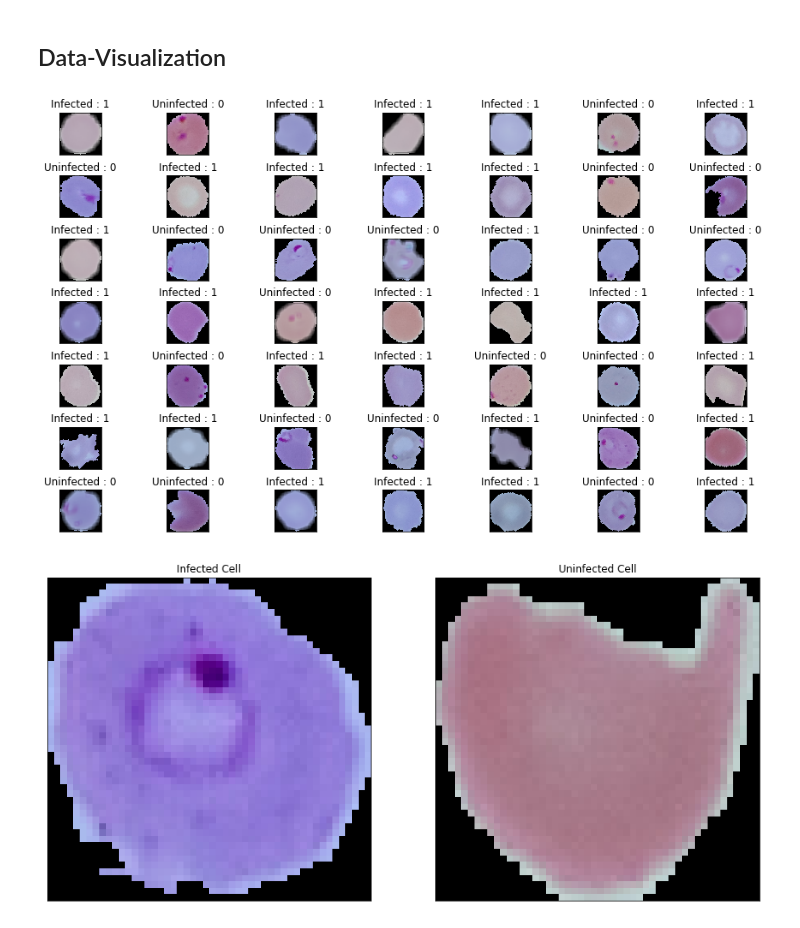
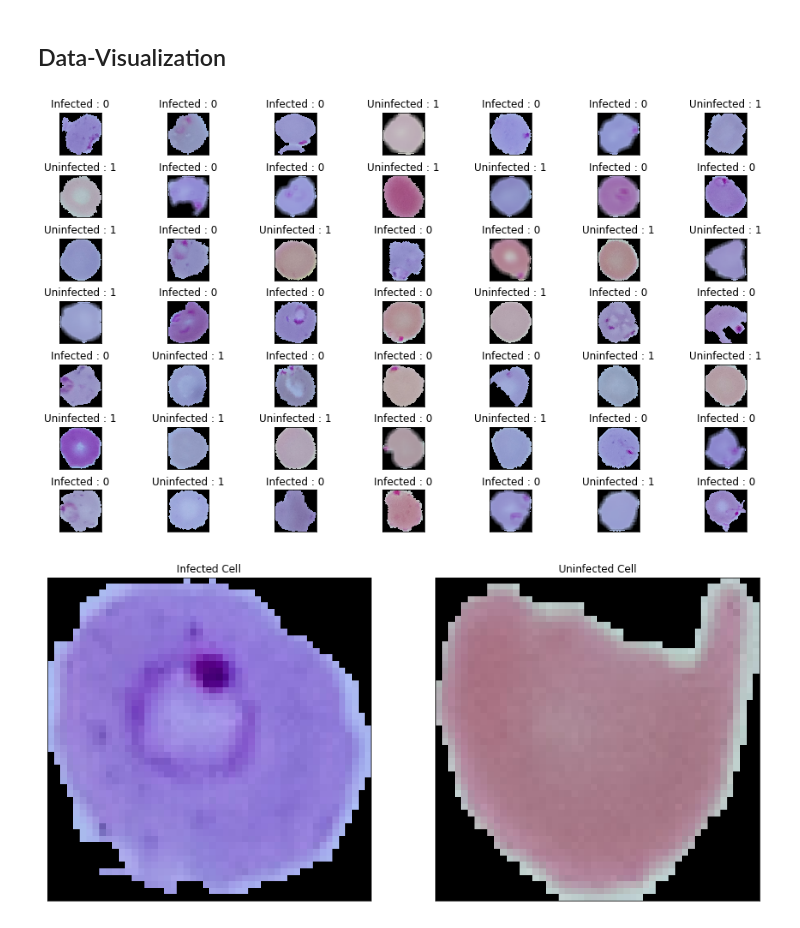
Before and after one commit to lai-la/MalariaProject, a Jupyter notebook: malaria_project_custom_implementation.ipynb, the cells around one changed output. Drawn from its saved outputs; the diff is of its cells as text; code cells hidden in the pictures.

```diff
--- a/malaria_project_custom_implementation.ipynb
+++ b/malaria_project_custom_implementation.ipynb
@@ -334,18 +334,18 @@ number of labels l: 110232
 # %%
 plt.figure(1, figsize=(15,9))
 n=0
 for i in range(49):
     n +=1
     r = np.random.randint(0, c.shape[0], 1)
     plt.subplot(7,7,n)
     plt.subplots_adjust(hspace=0.5, wspace= 0.5)
     plt.imshow(c[r[0]])
-    plt.title('{} : {}'.format('Infected' if l[r[0]] == 1 else 'Uninfected', l[r[0]]))
+    plt.title('{} : {}'.format('Infected' if l[r[0]] == 0 else 'Uninfected', l[r[0]]))
     # Disable xticks:
     plt.xticks([]), plt.yticks([])
 plt.show()
 # %% [output]
-[figure, old version]
+[figure, new version]
 # %%
 plt.figure(1, figsize=(15,7))
 plt.subplot(1,2,1)
```
Also changed, not shown: parts of 9 cells of this notebook.
